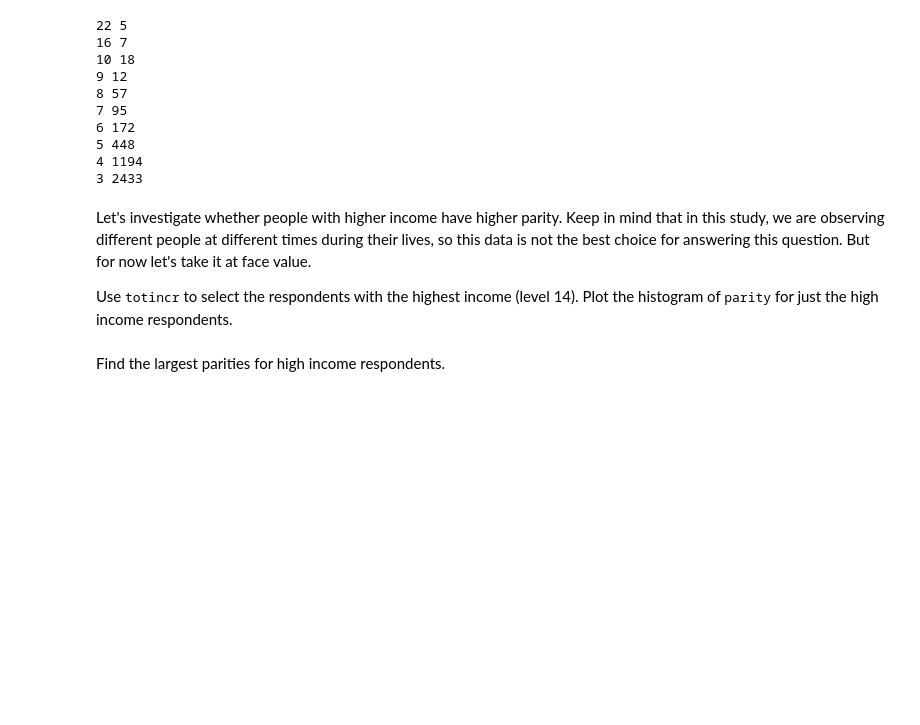
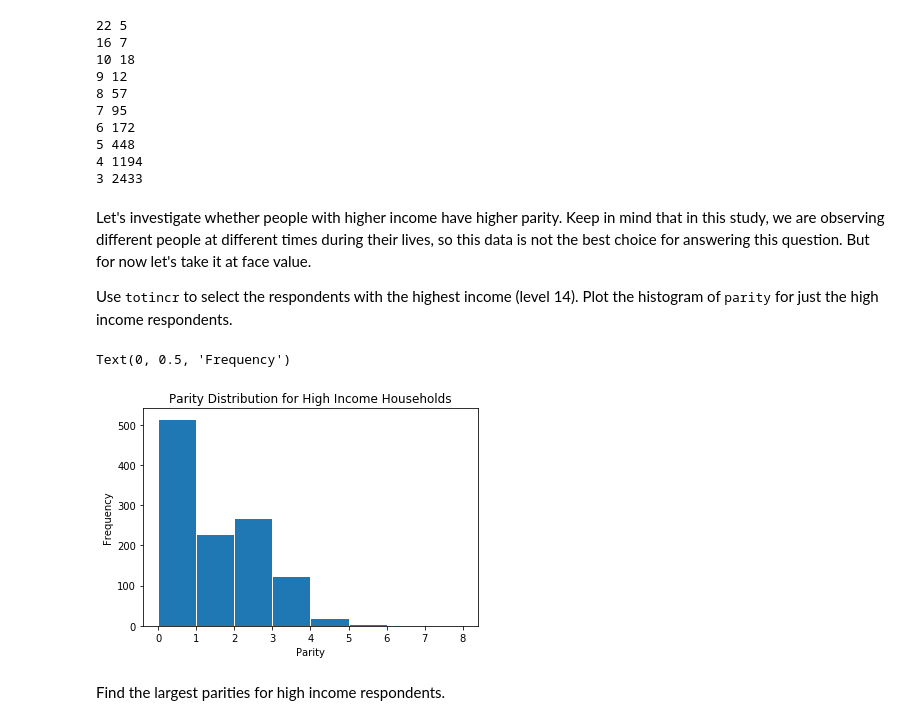
Before and after one commit to esm2000/Think_Stats_2, a Jupyter notebook: code/chap02ex.ipynb, the cells around one changed output. Drawn from its saved outputs; the diff is of its cells as text; code cells hidden in the pictures; blank space fills up the shorter version.

Commit message:
explore parity distribution for high income households

```diff
--- a/code/chap02ex.ipynb
+++ b/code/chap02ex.ipynb
@@ -340,3 +338,13 @@ Use <tt>totincr</tt> to select the respondents with the highest income (level 14
+# %%
+# Solution goes here
+highest_income = resp[resp['totincr'] == 14]
+highest_income['parity'].hist(edgecolor = 'white', bins = 8, grid = False)
+plt.title('Parity Distribution for High Income Households')
+plt.xlabel('Parity')
+plt.ylabel('Frequency')
+# %% [output]
+Text(0, 0.5, 'Frequency')
+[figure, added]
 # %% [markdown]
 Find the largest parities for high income respondents.
 # %%
```
Also changed, not shown: parts of 2 cells of this notebook.
